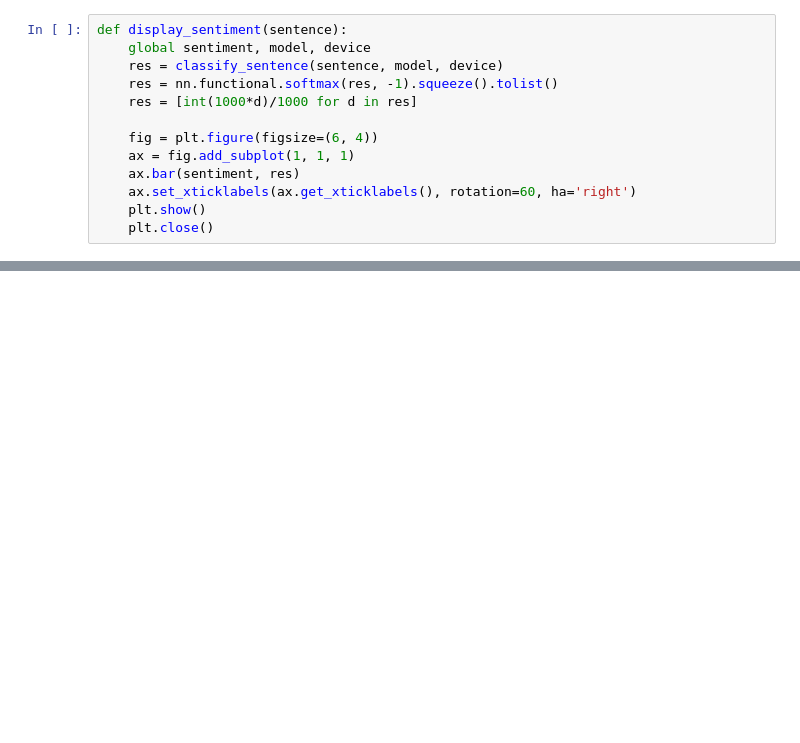
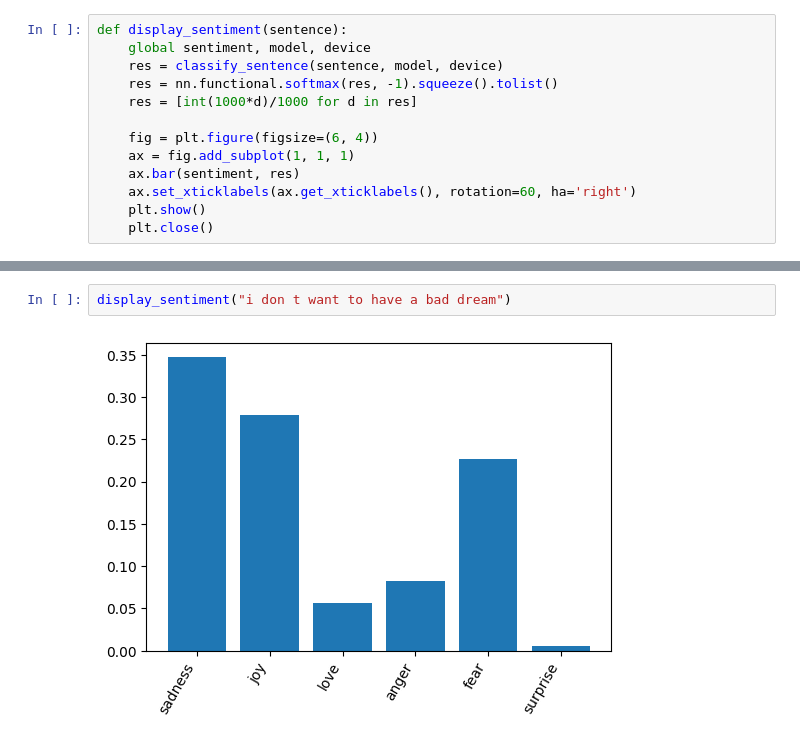
Before and after one commit to getitmoon/supersentiment, a Jupyter notebook: [Fine-grained to rough]sentiment_analysis_w_glove300.ipynb, the cells around one changed output, grey strips where cells are left out. Saved outputs shown, nothing was run; the diff lists cells and outputs as text; blank space fills up the shorter version.

```diff
--- a/[Fine-grained to rough]sentiment_analysis_w_glove300.ipynb
+++ b/[Fine-grained to rough]sentiment_analysis_w_glove300.ipynb
@@ -740,0 +626,4 @@ display_sentiment("No mountain, nor sea, no thing of this world could keep us ap
+# %%
+display_sentiment("i don t want to have a bad dream")
+# %% [output]
+[figure, added]
```
Also changed, not shown: parts of 101 cells of this notebook.
